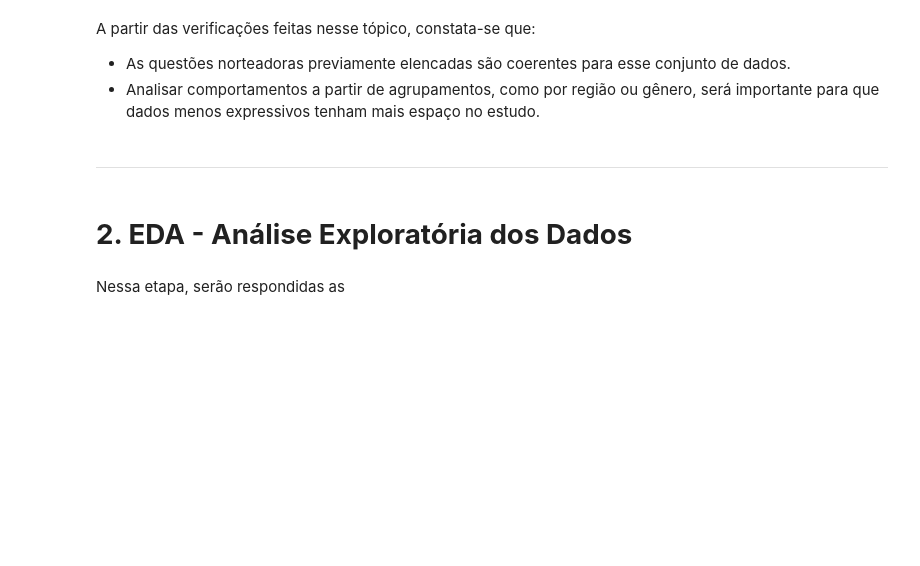
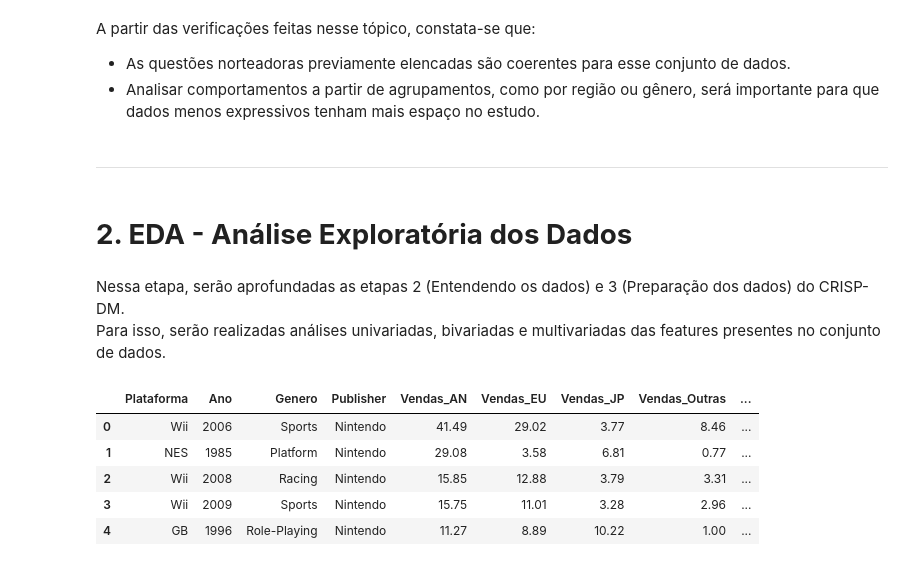
Before and after one commit to JHOliveira94/Portfolio_Recomendacao-de-jogos-digitais, a Jupyter notebook: notebook_vendas_games.ipynb, the cells around one changed output. Cells and saved outputs as stored; diff of their text form; code cells hidden in the pictures; blank space fills up the shorter version.

```diff
--- a/notebook_vendas_games.ipynb
+++ b/notebook_vendas_games.ipynb
@@ -256,5 +356,19 @@ A partir das verificações feitas nesse tópico, constata-se que:
 ---
 # %% [markdown]
 # **2. EDA - Análise Exploratória dos Dados**
-# %% [markdown]
-Nessa etapa, serão respondidas as
+# %% [markdown]
+Nessa etapa, serão aprofundadas as etapas 2 (Entendendo os dados) e 3 (Preparação dos dados) do CRISP-DM.<br>
+Para isso, serão realizadas análises univariadas, bivariadas e multivariadas das features presentes no conjunto de dados.
+# %%
+'''
+Retomando o DataFrame após adequações
+'''
+
+df.head()
+# %% [output]
+|  | Plataforma | Ano | Genero | Publisher | Vendas_AN | Vendas_EU | Vendas_JP | Vendas_Outras | ... |
+| 0 | Wii | 2006 | Sports | Nintendo | 41.49 | 29.02 | 3.77 | 8.46 | ... |
+| 1 | NES | 1985 | Platform | Nintendo | 29.08 | 3.58 | 6.81 | 0.77 | ... |
+| 2 | Wii | 2008 | Racing | Nintendo | 15.85 | 12.88 | 3.79 | 3.31 | ... |
+| 3 | Wii | 2009 | Sports | Nintendo | 15.75 | 11.01 | 3.28 | 2.96 | ... |
+| 4 | GB | 1996 | Role-Playing | Nintendo | 11.27 | 8.89 | 10.22 | 1.00 | ... |
```
Also changed, not shown: parts of 24 cells of this notebook.
